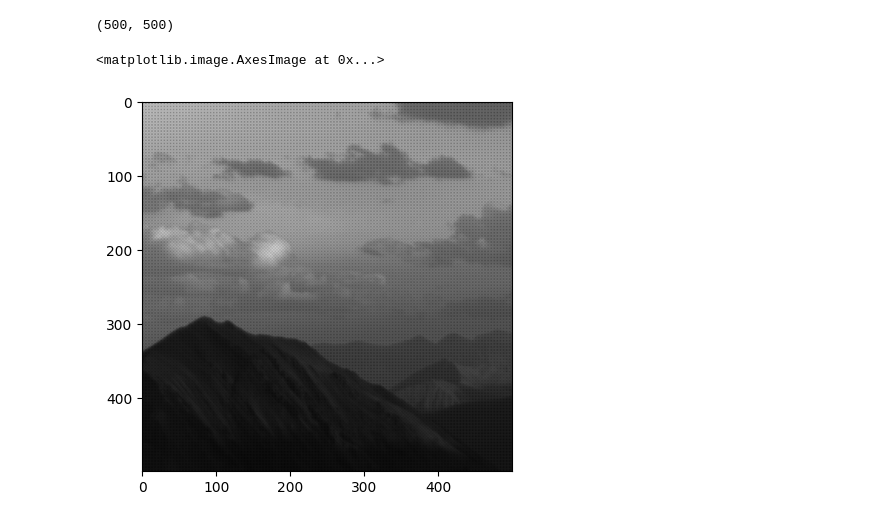
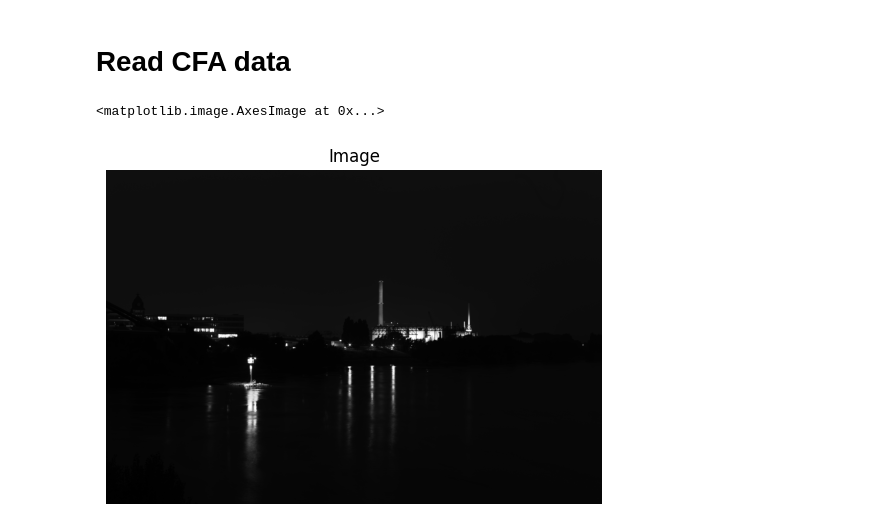
Before and after one commit to ggcr/demosaicing, a Jupyter notebook: main.ipynb, the cells around one changed output. Drawn from its saved outputs; the diff is of its cells as text; code cells hidden in the pictures.

```diff
--- a/main.ipynb
+++ b/main.ipynb
@@ -1,33 +0,0 @@
-# %%
-import rawpy
-import requests
-import os
-from matplotlib import pyplot as plt
-os.environ["OPENCV_IO_ENABLE_OPENEXR"]="1"
-import cv2
-import numpy as np
-from tqdm import tqdm
-
-def pull_image(file_name):
-    if not os.path.exists(file_name):
-        !wget 'https://github.com/colour-science/colour-demosaicing-examples-datasets/raw/babef3fb4ee54971eadaa19cade72b6517a7ba16/bayer/Lighthouse.exr'
-    return rawpy.imread(file_name).raw_image
-
-def normalize(img, maxval, minval):
-    """
-    img: uint16 2d raw image
-    out: uint8 2d normalized 0-255 image
-    https://en.wikipedia.org/wiki/Normalization_(image_processing)
-    """
-    return (np.rint((img - img.min()) * ((maxval - minval) / (img.max() - img.min())) + minval)).astype(dtype='uint8')
-# %%
-im = pull_image('sample.ARW')
-im = cv2.rotate(im, cv2.ROTATE_90_COUNTERCLOCKWISE)
-im = im[2600:3100, 2000:2500]
-im = normalize(im, 255, 0)
-print(im.shape)
-plt.imshow(im, cmap="gray")
-# %% [output]
-(500, 500)
-<matplotlib.image.AxesImage at 0x...>
-[figure, removed]
@@ -33,0 +11,20 @@ plt.imshow(im, cmap="gray")
+# %% [markdown]
+# Read CFA data
+# %%
+def pull_image():
+    """
+    In order to extract the CFA data from Digital Negative (.DNG) files we use dcraw.c
+    http://www.dechifro.org/dcraw/dcraw.c
+    """
+    # raw_data = Image.open('L1004432.tiff')
+    raw_data = Image.open('sample.tiff')
+    raw = np.array(raw_data).astype(np.double)
+    return raw
+
+im = pull_image()
+plt.axis('off')
+plt.title("Image")
+plt.imshow(im, cmap="gray")
+# %% [output]
+<matplotlib.image.AxesImage at 0x...>
+[figure, added]
```
Also changed, not shown: parts of 23 cells of this notebook, 1 other file.
